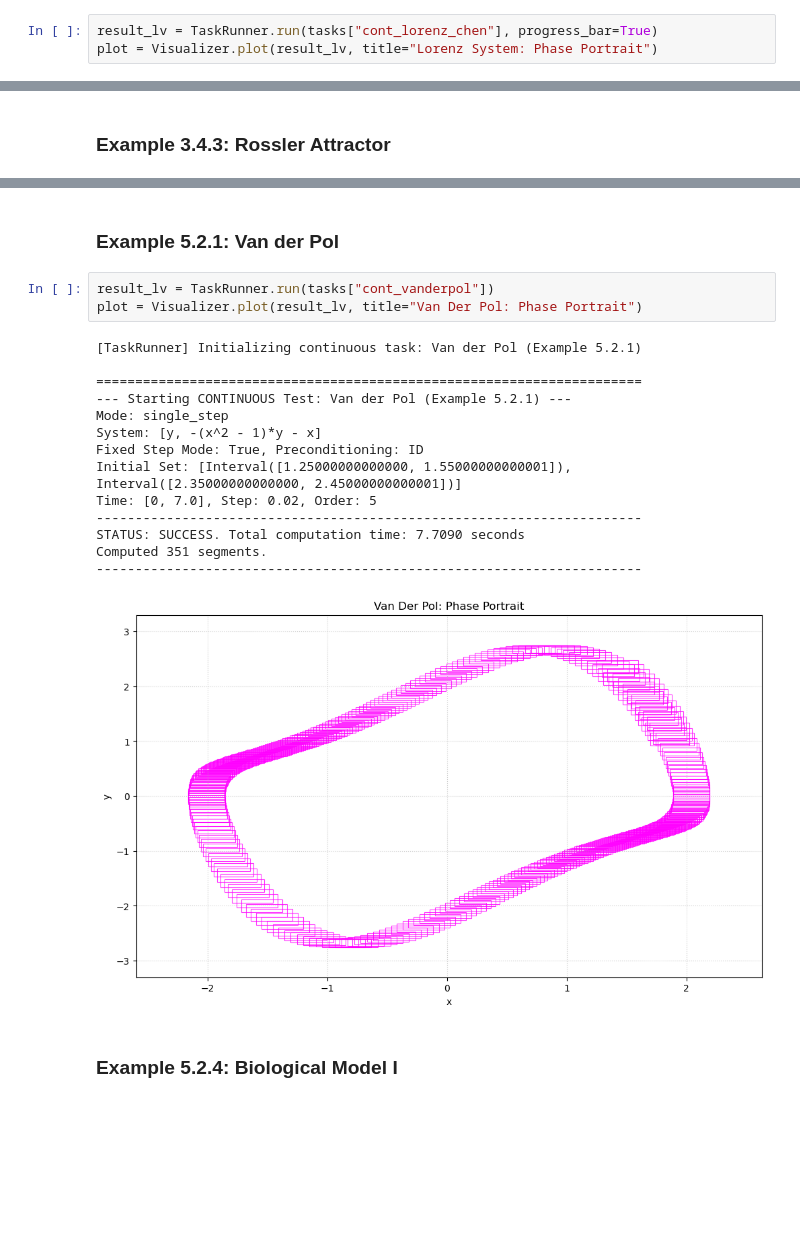
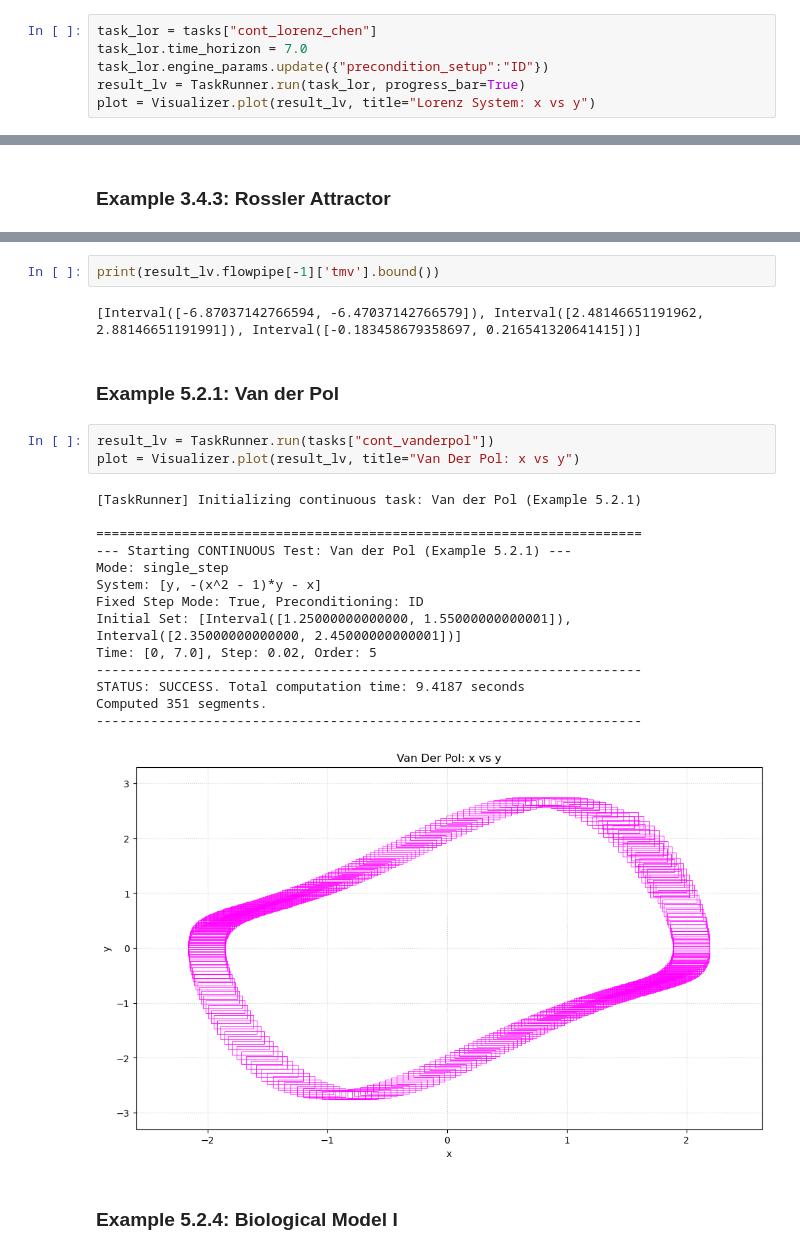
Before and after one commit to sssabry/tera, a Jupyter notebook: Examples/Continuous_SingleStep.ipynb, the cells around one changed output, grey strips where cells are left out. Cells and saved outputs as stored; diff of their text form; blank space fills up the shorter version.

```diff
--- a/Examples/Continuous_SingleStep.ipynb
+++ b/Examples/Continuous_SingleStep.ipynb
@@ -53,5 +57,8 @@ SUMMARY: Validation PASSED
 # %% [markdown]
 ### Example 3.4.2: Lorenz System
-# %%
-result_lv = TaskRunner.run(tasks["cont_lorenz_chen"], progress_bar=True)
-plot = Visualizer.plot(result_lv, title="Lorenz System: Phase Portrait")
+# %%
+task_lor = tasks["cont_lorenz_chen"]
+task_lor.time_horizon = 7.0
+task_lor.engine_params.update({"precondition_setup":"ID"})
+result_lv = TaskRunner.run(task_lor, progress_bar=True)
+plot = Visualizer.plot(result_lv, title="Lorenz System: x vs y")
@@ -63,23 +110,27 @@ plot = Visualizer.plot(result_lv, title="Rossler Attractor: Phase Portrait")
+# %%
+print(result_lv.flowpipe[-1]['tmv'].bound())
+# %% [output]
+[Interval([-6.87037142766594, -6.47037142766579]), Interval([2.48146651191962, 2.88146651191991]), Interval([-0.183458679358697, 0.216541320641415])]
 # %% [markdown]
 ### Example 5.2.1: Van der Pol
 # %%
 result_lv = TaskRunner.run(tasks["cont_vanderpol"])
-plot = Visualizer.plot(result_lv, title="Van Der Pol: Phase Portrait")
+plot = Visualizer.plot(result_lv, title="Van Der Pol: x vs y")
 # %% [output]
 [TaskRunner] Initializing continuous task: Van der Pol (Example 5.2.1)
 
 ======================================================================
 --- Starting CONTINUOUS Test: Van der Pol (Example 5.2.1) ---
 Mode: single_step
 System: [y, -(x^2 - 1)*y - x]
 Fixed Step Mode: True, Preconditioning: ID
 Initial Set: [Interval([1.25000000000000, 1.55000000000001]), Interval([2.35000000000000, 2.45000000000001])]
 Time: [0, 7.0], Step: 0.02, Order: 5
 ----------------------------------------------------------------------
-STATUS: SUCCESS. Total computation time: 7.7090 seconds
+STATUS: SUCCESS. Total computation time: 9.4187 seconds
 Computed 351 segments.
 ----------------------------------------------------------------------
-[figure, old version]
+[figure, new version]
 # %% [markdown]
 ### Example 5.2.4: Biological Model I
 # %%
```
Also changed, not shown: parts of 7 cells of this notebook, 16 other files.
